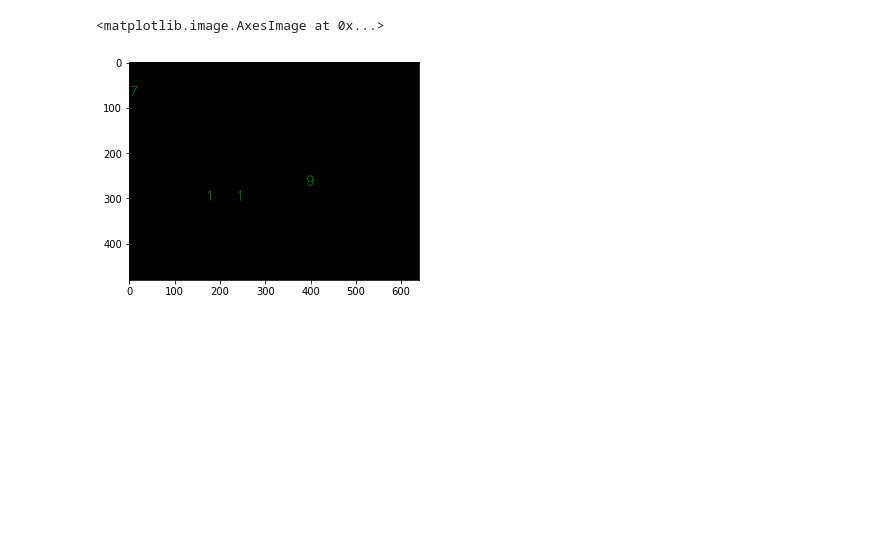
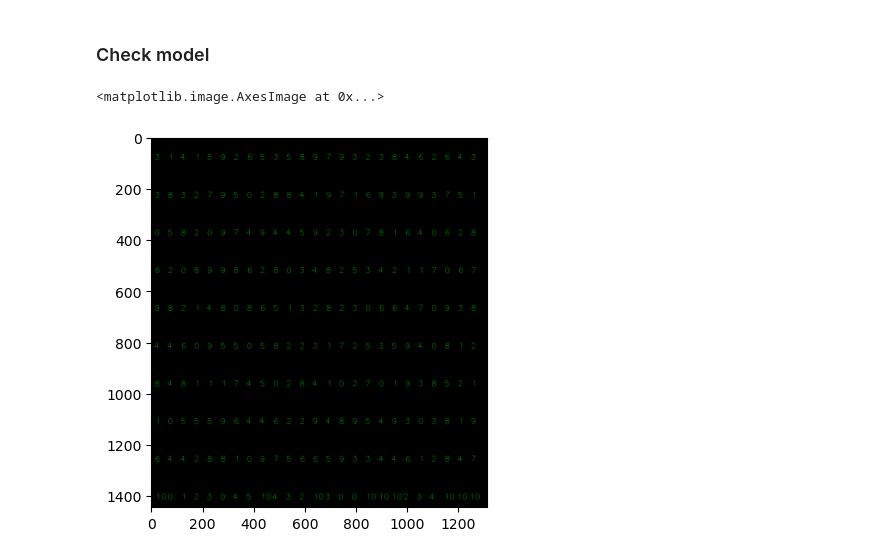
Before and after one commit to bolattleubayev/PhoneReader, a Jupyter notebook: train.ipynb, the cells around one changed output. Saved outputs shown, nothing was run; the diff lists cells and outputs as text; code cells hidden in the pictures; blank space fills up the shorter version.

Commit message:
updated model generation

```diff
--- a/train.ipynb
+++ b/train.ipynb
@@ -331,37 +108,37 @@ plt.imshow(roismall)
+# %% [markdown]
+### Check model
 # %%
 #######   training part    ###############
 samples = np.loadtxt('generalsamples.data',np.float32)
 responses = np.loadtxt('generalresponses.data',np.float32)
 responses = responses.reshape((responses.size,1))
 
 model = cv2.ml.KNearest_create()
 model.train(samples,cv2.ml.ROW_SAMPLE,responses)
 
 ############################# testing part  #########################
-img = cv2.imread("YOUR_IMAGE.png")
+img = cv2.imread("train.png")
 im = img.copy()
 out = np.zeros(im.shape,np.uint8)
 gray = cv2.cvtColor(im,cv2.COLOR_BGR2GRAY)
 # thresh = cv2.adaptiveThreshold(gray,255,1,1,11,2)
 thresh2 = cv2.threshold(gray,127,255,cv2.THRESH_BINARY_INV)
 thresh = cv2.morphologyEx(thresh2[1], cv2.MORPH_OPEN, (5,5))
 
-hierarchy,contours,_ = cv2.findContours(thresh,cv2.RETR_LIST,cv2.CHAIN_APPROX_SIMPLE)
+_,contours,_ = cv2.findContours(thresh,cv2.RETR_EXTERNAL,cv2.CHAIN_APPROX_SIMPLE)
 
 for cnt in contours:
-    if cv2.contourArea(cnt)>50:
-        [x,y,w,h] = cv2.boundingRect(cnt)
-        if  h>40 and w > 40:
-            cv2.rectangle(im,(x,y),(x+w,y+h),(0,255,0),2)
-            roi = thresh[y:y+h,x:x+w]
-            roismall = cv2.resize(roi,(10,10))
-            roismall = roismall.reshape((1,100))
-            roismall = np.float32(roismall)
-            retval, results, neigh_resp, dists = model.findNearest(roismall, k = 1)
-            string = str(int((results[0][0])))
-            cv2.putText(out,string,(x,y+h),0,1,(0,255,0))
+    [x,y,w,h] = cv2.boundingRect(cnt)
+    cv2.rectangle(im,(x,y),(x+w,y+h),(0,255,0),2)
+    roi = thresh[y:y+h,x:x+w]
+    roismall = cv2.resize(roi,(15,15))
+    roismall = roismall.reshape((1,225))
+    roismall = np.float32(roismall)
+    retval, results, neigh_resp, dists = model.findNearest(roismall, k = 1)
+    string = str(int((results[0][0])))
+    cv2.putText(out,string,(x,y+h),0,1,(0,255,0))
 
 plt.imshow(out)
 # %% [output]
 <matplotlib.image.AxesImage at 0x...>
-[figure, old version]
+[figure, new version]
```
Also changed, not shown: parts of 11 cells of this notebook, 5 other files.
